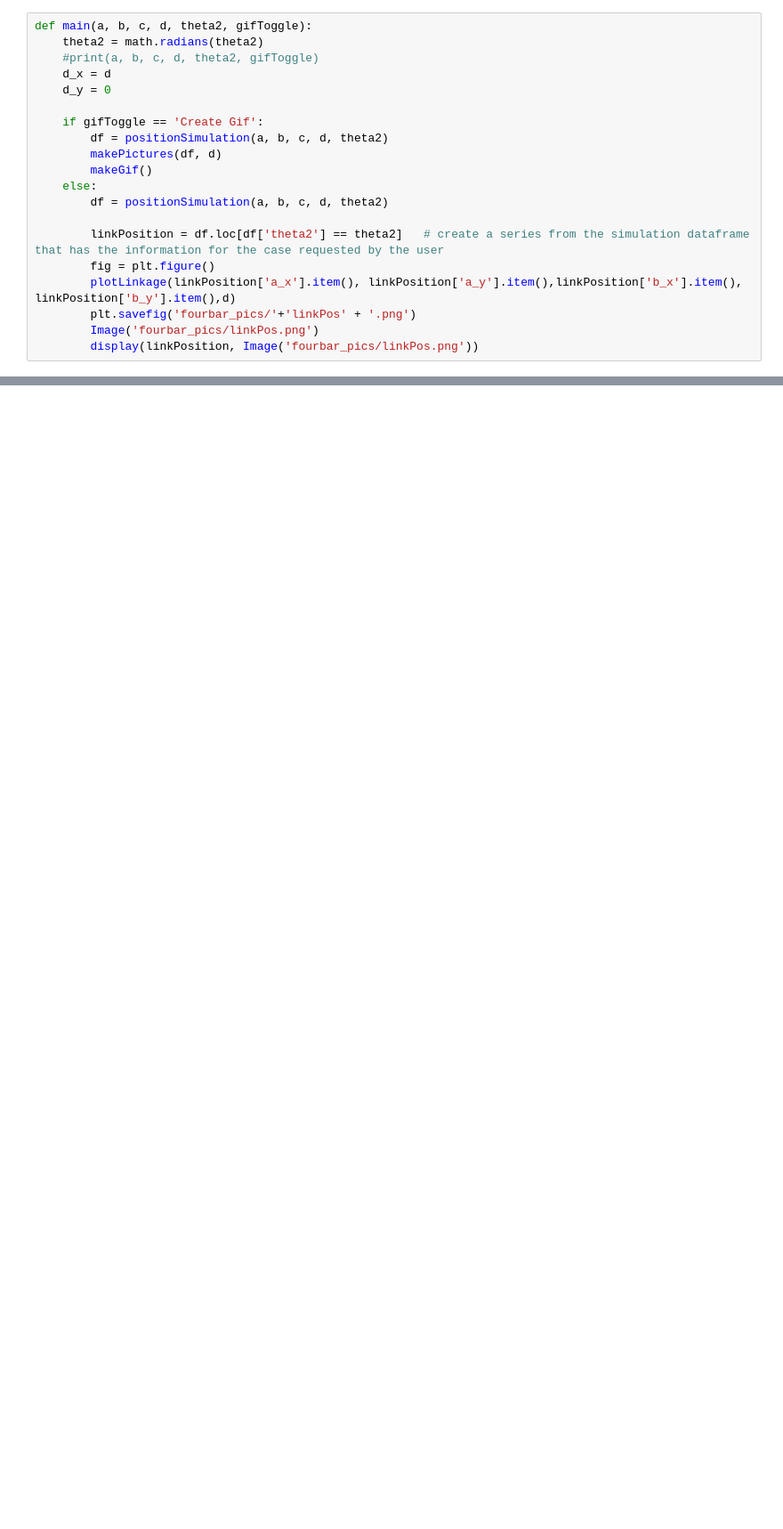
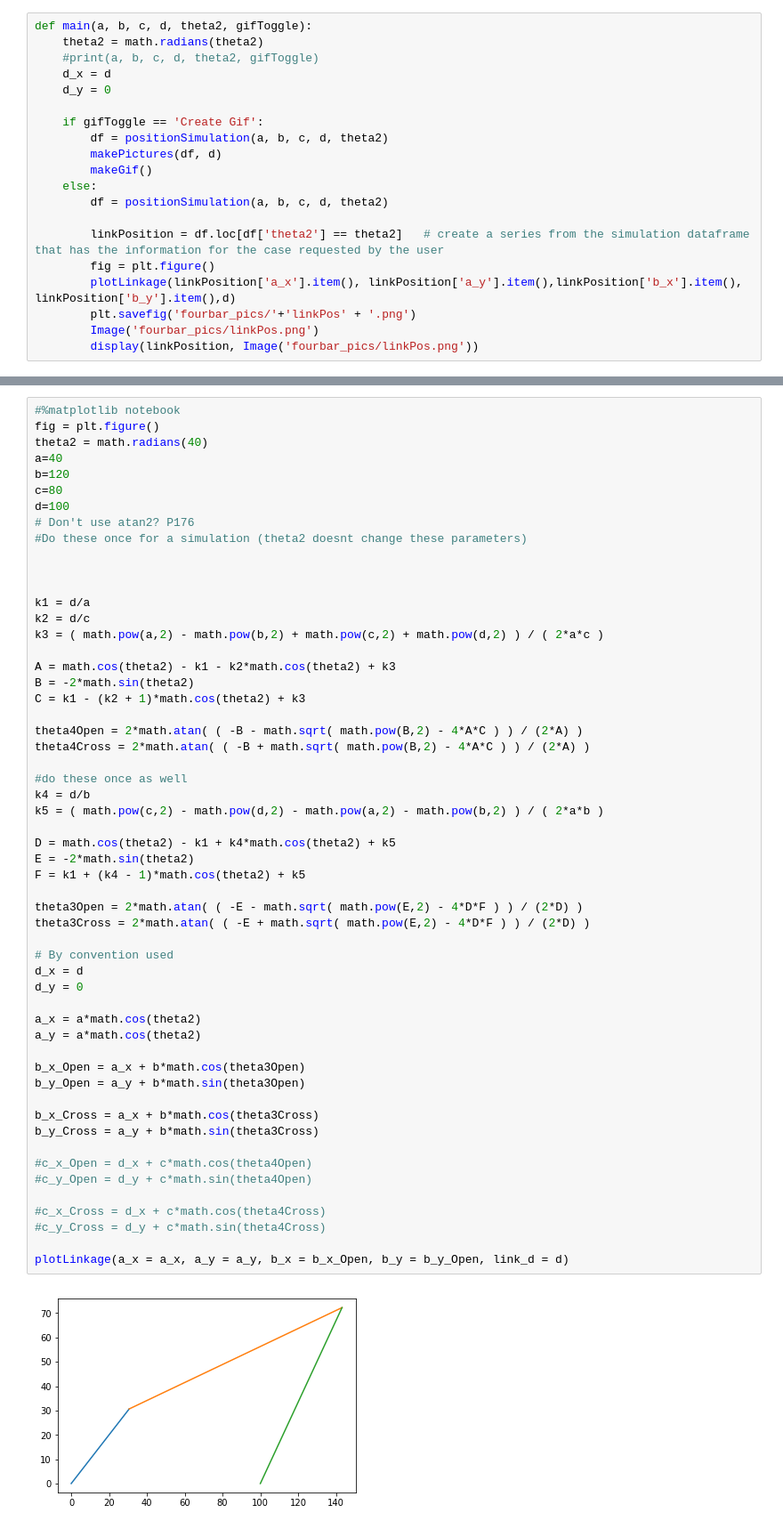
Before and after one commit to Garth-42/Four-Bar-Linkage-Calculator, a Jupyter notebook: FourBarLinkageCalculator.ipynb, the cells around one changed output, grey strips where cells are left out. Shown: that part at 89% size. Saved outputs shown, nothing was run; the diff lists cells and outputs as text; blank space fills up the shorter version.

Commit message:
Codebase rewritten
Moved from jupyter notebook into python code. Fixed some calcs and have gif output of crossed and open simulation.

```diff
--- a/FourBarLinkageCalculator.ipynb
+++ b/FourBarLinkageCalculator.ipynb
@@ -281,0 +268,57 @@ def main(a, b, c, d, theta2, gifToggle):
+# %%
+#%matplotlib notebook
+fig = plt.figure()
+theta2 = math.radians(40)
+a=40
+b=120
+c=80
+d=100
+# Don't use atan2? P176
+#Do these once for a simulation (theta2 doesnt change these parameters)
+
+
+
+k1 = d/a
+k2 = d/c
+k3 = ( math.pow(a,2) - math.pow(b,2) + math.pow(c,2) + math.pow(d,2) ) / ( 2*a*c )
+
+A = math.cos(theta2) - k1 - k2*math.cos(theta2) + k3
+B = -2*math.sin(theta2)
+C = k1 - (k2 + 1)*math.cos(theta2) + k3
+
+theta4Open = 2*math.atan( ( -B - math.sqrt( math.pow(B,2) - 4*A*C ) ) / (2*A) )
+theta4Cross = 2*math.atan( ( -B + math.sqrt( math.pow(B,2) - 4*A*C ) ) / (2*A) )
+
+#do these once as well
+k4 = d/b
+k5 = ( math.pow(c,2) - math.pow(d,2) - math.pow(a,2) - math.pow(b,2) ) / ( 2*a*b )
+
+D = math.cos(theta2) - k1 + k4*math.cos(theta2) + k5
+E = -2*math.sin(theta2)
+F = k1 + (k4 - 1)*math.cos(theta2) + k5
+
+theta3Open = 2*math.atan( ( -E - math.sqrt( math.pow(E,2) - 4*D*F ) ) / (2*D) )
+theta3Cross = 2*math.atan( ( -E + math.sqrt( math.pow(E,2) - 4*D*F ) ) / (2*D) )
+
+# By convention used
+d_x = d
+d_y = 0
+
+a_x = a*math.cos(theta2)
+a_y = a*math.cos(theta2)
+
+b_x_Open = a_x + b*math.cos(theta3Open)
+b_y_Open = a_y + b*math.sin(theta3Open)
+
+b_x_Cross = a_x + b*math.cos(theta3Cross)
+b_y_Cross = a_y + b*math.sin(theta3Cross)
+
+#c_x_Open = d_x + c*math.cos(theta4Open)
+#c_y_Open = d_y + c*math.sin(theta4Open)
+
+#c_x_Cross = d_x + c*math.cos(theta4Cross)
+#c_y_Cross = d_y + c*math.sin(theta4Cross)
+
+plotLinkage(a_x = a_x, a_y = a_y, b_x = b_x_Open, b_y = b_y_Open, link_d = d)
+# %% [output]
+[figure, added]
```
Also changed, not shown: parts of 5 cells of this notebook, 15 other files.
